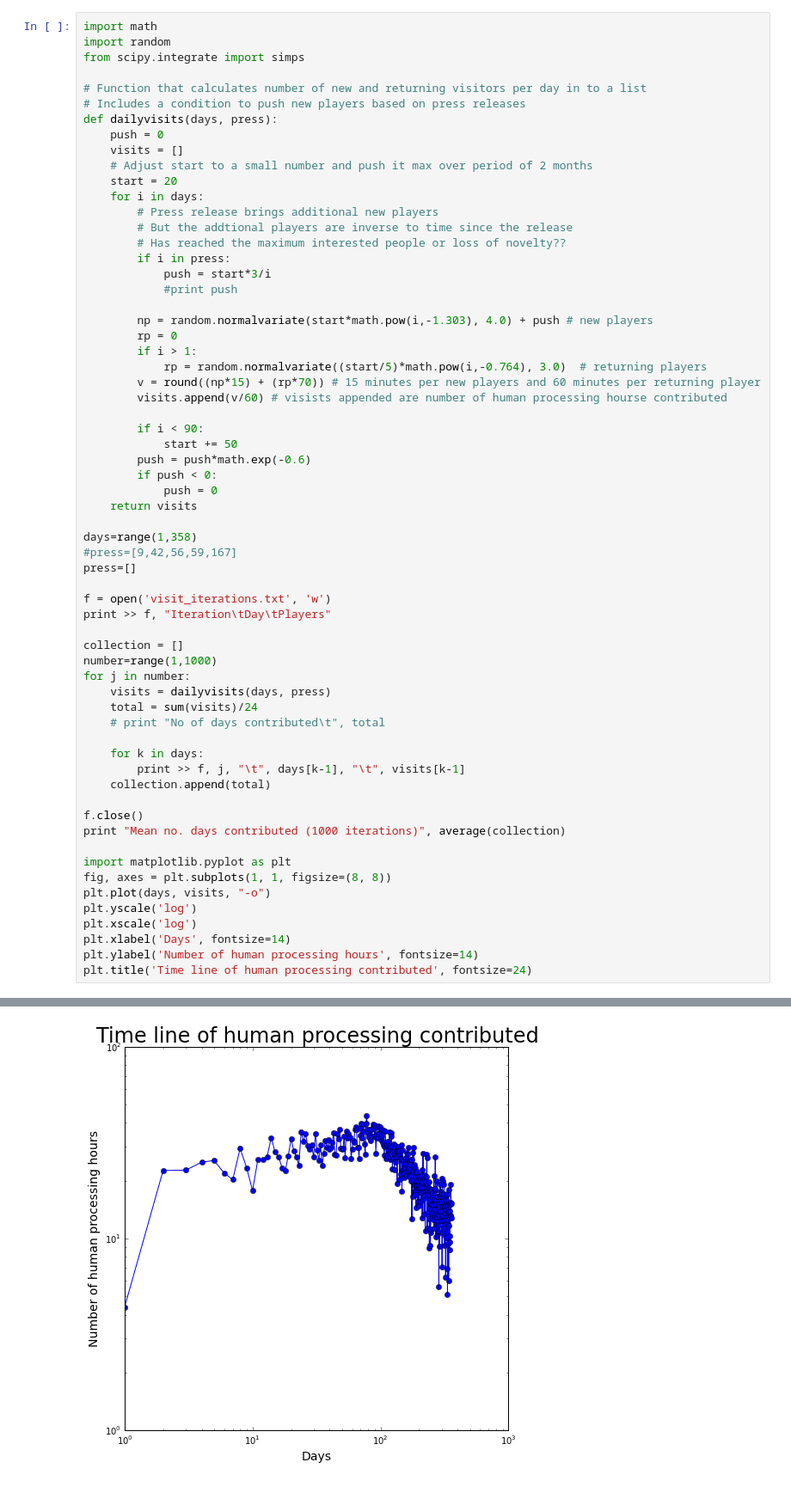
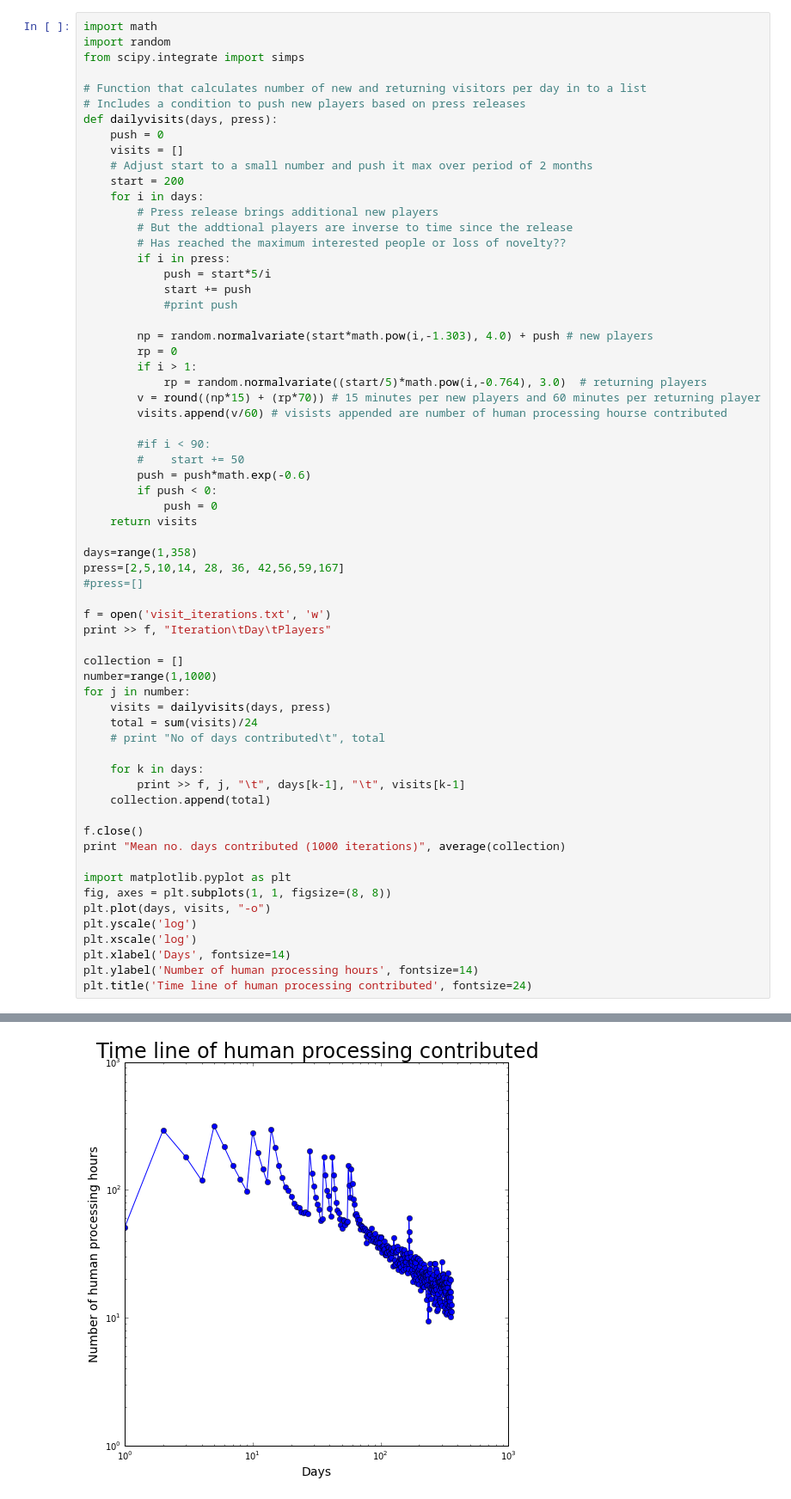
Before and after one commit to TeamMacLean/fraxinus_version1_data_analysis, a Jupyter notebook: fraxinus_visits_model/Players-nonplayers.ipynb, the cells around one changed output, grey strips where cells are left out. Shown: that part at 86% size. Drawn from its saved outputs; the diff is of its cells as text.

Commit message:
start number increased and push numbers increased and start number accumulated

```diff
--- a/fraxinus_visits_model/Players-nonplayers.ipynb
+++ b/fraxinus_visits_model/Players-nonplayers.ipynb
@@ -9,13 +9,14 @@ def dailyvisits(days, press):
     push = 0
     visits = []
     # Adjust start to a small number and push it max over period of 2 months
-    start = 20
+    start = 200
     for i in days:
         # Press release brings additional new players
         # But the addtional players are inverse to time since the release
         # Has reached the maximum interested people or loss of novelty??
         if i in press:
-            push = start*3/i
+            push = start*5/i
+            start += push
             #print push
 
         np = random.normalvariate(start*math.pow(i,-1.303), 4.0) + push # new players
@@ -25,16 +26,16 @@ def dailyvisits(days, press):
         v = round((np*15) + (rp*70)) # 15 minutes per new players and 60 minutes per returning player
         visits.append(v/60) # visists appended are number of human processing hourse contributed
 
-        if i < 90:
-            start += 50
+        #if i < 90:
+        #    start += 50
         push = push*math.exp(-0.6)
         if push < 0:
             push = 0
     return visits
 
 days=range(1,358)
-#press=[9,42,56,59,167]
-press=[]
+press=[2,5,10,14, 28, 36, 42,56,59,167]
+#press=[]
 
 f = open('visit_iterations.txt', 'w')
 print >> f, "Iteration\tDay\tPlayers"
@@ -66,2 +67,2 @@ Mean no. days contributed (1000 iterations) 333.649842203
 <matplotlib.text.Text at 0x...>
-[figure, old version]
+[figure, new version]
```
Also changed, not shown: parts of 1 cell of this notebook, 1 other file.
